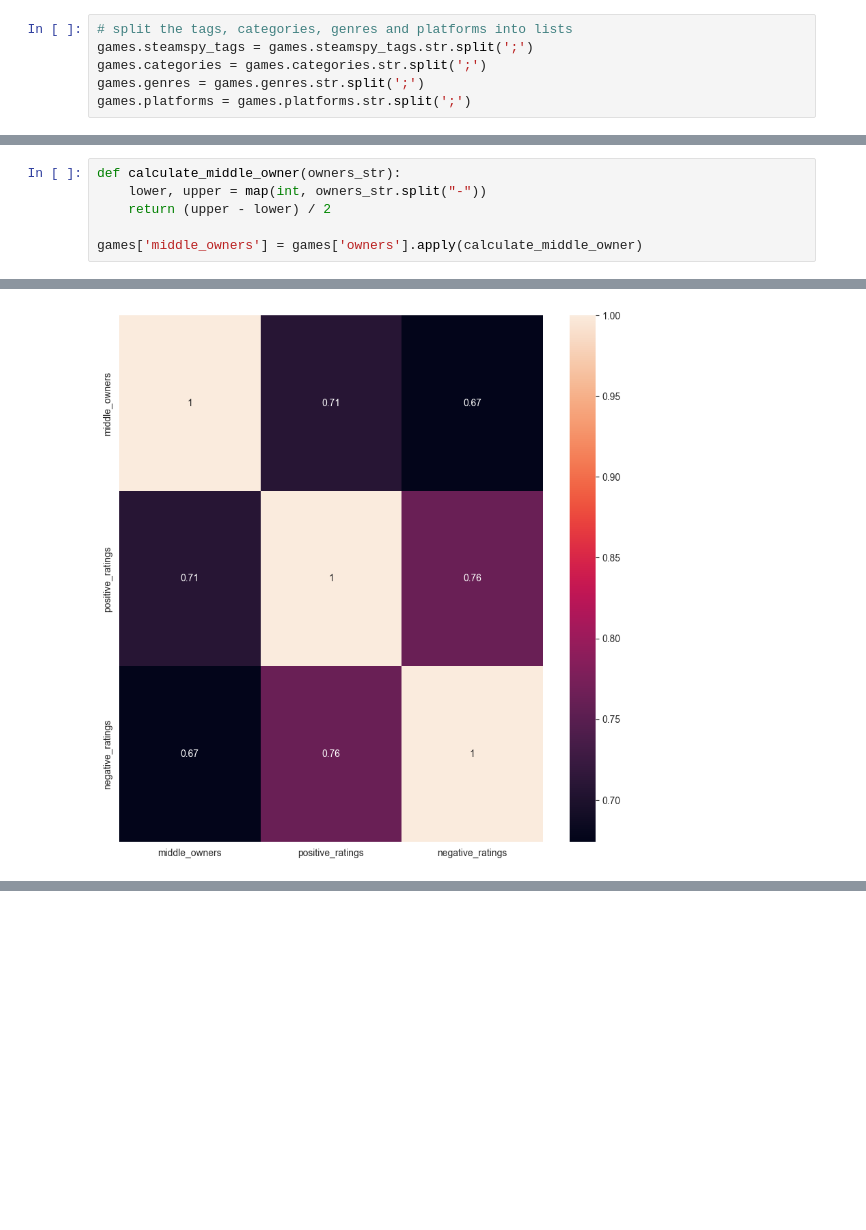
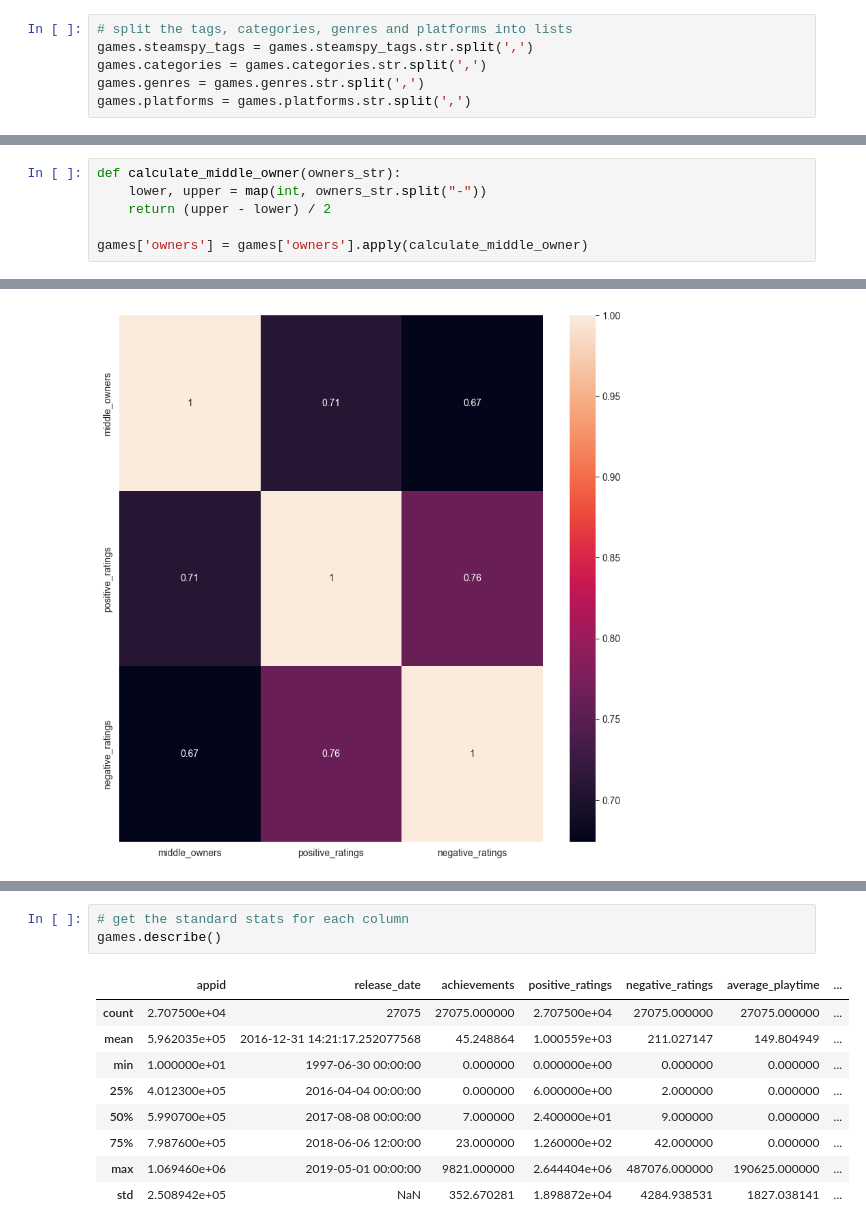
Before and after one commit to Bmknezev/ESOF-3675-Project, a Jupyter notebook: notebook.ipynb, the cells around one changed output, grey strips where cells are left out. Drawn from its saved outputs; the diff is of its cells as text; blank space fills up the shorter version.

```diff
--- a/notebook.ipynb
+++ b/notebook.ipynb
@@ -76,10 +76,10 @@ games['developer'] = games['developer'].astype('category')
 games['publisher'] = games['publisher'].astype('category')
 # %%
 # split the tags, categories, genres and platforms into lists
-games.steamspy_tags = games.steamspy_tags.str.split(';')
-games.categories = games.categories.str.split(';')
-games.genres = games.genres.str.split(';')
-games.platforms = games.platforms.str.split(';')
+games.steamspy_tags = games.steamspy_tags.str.split(',')
+games.categories = games.categories.str.split(',')
+games.genres = games.genres.str.split(',')
+games.platforms = games.platforms.str.split(',')
 # %%
 # convert lists to tuples
 games['genres'] = games['genres'].apply(lambda x: tuple(x))
@@ -91,7 +91,7 @@ def calculate_middle_owner(owners_str):
     lower, upper = map(int, owners_str.split("-"))
     return (upper - lower) / 2
 
-games['middle_owners'] = games['owners'].apply(calculate_middle_owner)
+games['owners'] = games['owners'].apply(calculate_middle_owner)
 # %%
 games['platforms'].explode().value_counts()
 # %% [output]
@@ -299,0 +323,13 @@ plt.show()
+# %%
+# get the standard stats for each column
+games.describe()
+# %% [output]
+|  | appid | release_date | achievements | positive_ratings | negative_ratings | average_playtime | ... |
+| count | 2.707500e+04 | 27075 | 27075.000000 | 2.707500e+04 | 27075.000000 | 27075.000000 | ... |
+| mean | 5.962035e+05 | 2016-12-31 14:21:17.252077568 | 45.248864 | 1.000559e+03 | 211.027147 | 149.804949 | ... |
+| min | 1.000000e+01 | 1997-06-30 00:00:00 | 0.000000 | 0.000000e+00 | 0.000000 | 0.000000 | ... |
+| 25% | 4.012300e+05 | 2016-04-04 00:00:00 | 0.000000 | 6.000000e+00 | 2.000000 | 0.000000 | ... |
+| 50% | 5.990700e+05 | 2017-08-08 00:00:00 | 7.000000 | 2.400000e+01 | 9.000000 | 0.000000 | ... |
+| 75% | 7.987600e+05 | 2018-06-06 12:00:00 | 23.000000 | 1.260000e+02 | 42.000000 | 0.000000 | ... |
+| max | 1.069460e+06 | 2019-05-01 00:00:00 | 9821.000000 | 2.644404e+06 | 487076.000000 | 190625.000000 | ... |
+| std | 2.508942e+05 | NaN | 352.670281 | 1.898872e+04 | 4284.938531 | 1827.038141 | ... |
```
Also changed, not shown: parts of 4 cells of this notebook, 1 other file.
